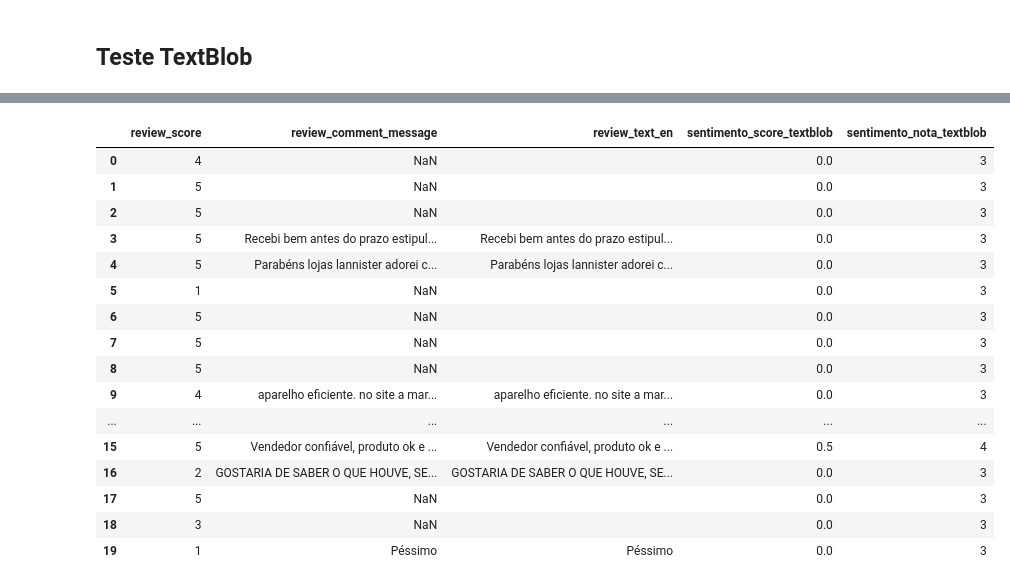
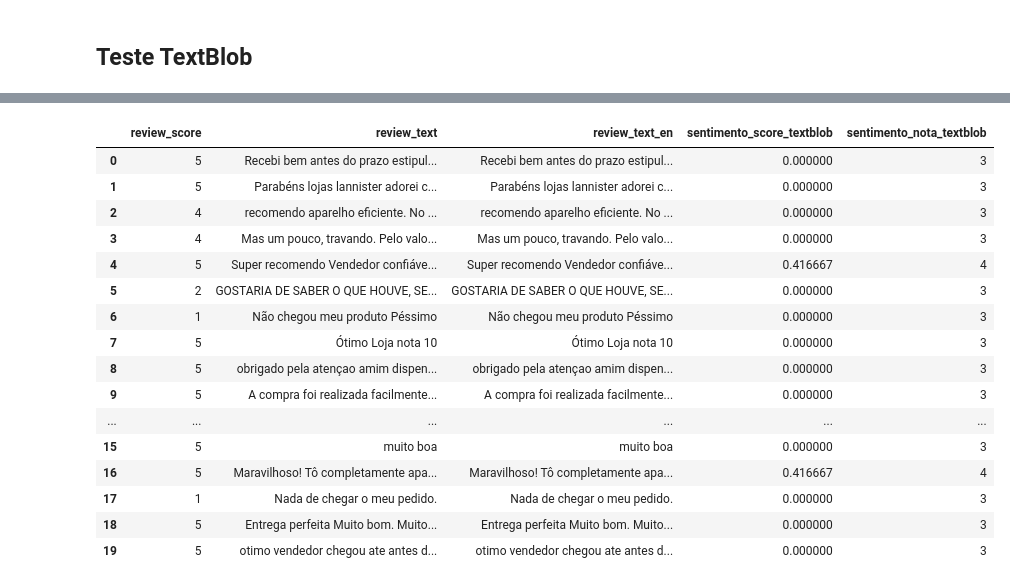
Before and after one commit to letsouzza/ProjetoIntegrador_Unisenai, a Jupyter notebook: ProjetoIntegrador.ipynb, the cells around one changed output, grey strips where cells are left out. Cells and saved outputs as stored; diff of their text form; code cells hidden in the pictures.

```diff
--- a/ProjetoIntegrador.ipynb
+++ b/ProjetoIntegrador.ipynb
@@ -622,14 +462,7 @@ df_avaliacoes_sentimento.head()
 # %% [markdown]
 ## Teste TextBlob
 # %%
-# Instalação da biblioteca
-!pip install textblob
-
-# Importações
-from textblob import TextBlob
-import pandas as pd
-
-# FUNÇÃO PARA CLASSIFICAR O SENTIMENTO
+# Função classificar sentimento por nota
 def classificar_sentimento_numerico(score):
     if score <= -0.6:
         return 1  # Muito Negativo
@@ -643,7 +476,7 @@ def classificar_sentimento_numerico(score):
         return 5  # Muito Positivo
 
 
-# FUNÇÃO DE TRADUÇÃO
+# Função de tradução dos comentários
 def traduzir_texto(texto):
     try:
         # TextBlob pode ter problemas com strings muito longas, então limito o tamanho
@@ -657,13 +490,12 @@ def traduzir_texto(texto):
         return str(texto)
 
 
-# FUNÇÃO PRINCIPAL DE ANÁLISE DE SENTIMENTO
+# Função de aplicação do textblob no dataframe de avaliações
 def aplicar_textblob_sentimento(df):
 
-    # Verifica se a coluna existe e usa 'review_comment_message' como fallback
     text_column = 'review_text'
     if text_column not in df.columns:
-        text_column = 'review_comment_message'
+        text_column = 'review_text'
 
     if text_column in df.columns:
         print(f"Analisando sentimentos dos comentários com TextBlob usando '{text_column}'...")
@@ -687,15 +519,15 @@ def aplicar_textblob_sentimento(df):
         print(f"Erro: nenhuma coluna de texto válida ('review_text' ou 'review_comment_message') encontrada para análise TextBlob.")
     return df
 
-# APLICAÇÃO NO DATAFRAME
-df_avaliacoes_sentimento = aplicar_textblob_sentimento(df_avaliacoes_sentimento)
+# Aplicação
+df_avaliacoes_limpo = aplicar_textblob_sentimento(df_avaliacoes_limpo)
 
-# VISUALIZAÇÃO DOS RESULTADOS
+# Visualização dos resultados
 display(
-    df_avaliacoes_sentimento[
+    df_avaliacoes_limpo[
         [
             'review_score',
-            'review_comment_message',
+            'review_text',
             'review_text_en',
             'sentimento_score_textblob',
             'sentimento_nota_textblob'
@@ -713,18 +539,18 @@ Analisando sentimentos dos comentários com TextBlob usando 'review_comment_mess
 Análise TextBlob concluída com sucesso!
-|  | review_score | review_comment_message | review_text_en | sentimento_score_textblob | sentimento_nota_textblob |
-| 0 | 4 | NaN |  | 0.0 | 3 |
-| 1 | 5 | NaN |  | 0.0 | 3 |
-| 2 | 5 | NaN |  | 0.0 | 3 |
-| 3 | 5 | Recebi bem antes do prazo estipul... | Recebi bem antes do prazo estipul... | 0.0 | 3 |
-| 4 | 5 | Parabéns lojas lannister adorei c... | Parabéns lojas lannister adorei c... | 0.0 | 3 |
-| 5 | 1 | NaN |  | 0.0 | 3 |
-| 6 | 5 | NaN |  | 0.0 | 3 |
-| 7 | 5 | NaN |  | 0.0 | 3 |
-| 8 | 5 | NaN |  | 0.0 | 3 |
-| 9 | 4 | aparelho eficiente. no site a mar... | aparelho eficiente. no site a mar... | 0.0 | 3 |
+|  | review_score | review_text | review_text_en | sentimento_score_textblob | sentimento_nota_textblob |
+| 0 | 5 | Recebi bem antes do prazo estipul... | Recebi bem antes do prazo estipul... | 0.000000 | 3 |
+| 1 | 5 | Parabéns lojas lannister adorei c... | Parabéns lojas lannister adorei c... | 0.000000 | 3 |
+| 2 | 4 | recomendo aparelho eficiente. No ... | recomendo aparelho eficiente. No ... | 0.000000 | 3 |
+| 3 | 4 | Mas um pouco, travando. Pelo valo... | Mas um pouco, travando. Pelo valo... | 0.000000 | 3 |
+| 4 | 5 | Super recomendo Vendedor confiáve... | Super recomendo Vendedor confiáve... | 0.416667 | 4 |
+| 5 | 2 | GOSTARIA DE SABER O QUE HOUVE, SE... | GOSTARIA DE SABER O QUE HOUVE, SE... | 0.000000 | 3 |
+| 6 | 1 | Não chegou meu produto Péssimo | Não chegou meu produto Péssimo | 0.000000 | 3 |
+| 7 | 5 | Ótimo Loja nota 10 | Ótimo Loja nota 10 | 0.000000 | 3 |
+| 8 | 5 | obrigado pela atençao amim dispen... | obrigado pela atençao amim dispen... | 0.000000 | 3 |
+| 9 | 5 | A compra foi realizada facilmente... | A compra foi realizada facilmente... | 0.000000 | 3 |
 | ... | ... | ... | ... | ... | ... |
-| 15 | 5 | Vendedor confiável, produto ok e ... | Vendedor confiável, produto ok e ... | 0.5 | 4 |
-| 16 | 2 | GOSTARIA DE SABER O QUE HOUVE, SE... | GOSTARIA DE SABER O QUE HOUVE, SE... | 0.0 | 3 |
-| 17 | 5 | NaN |  | 0.0 | 3 |
-| 18 | 3 | NaN |  | 0.0 | 3 |
-| 19 | 1 | Péssimo | Péssimo | 0.0 | 3 |
+| 15 | 5 | muito boa | muito boa | 0.000000 | 3 |
+| 16 | 5 | Maravilhoso! Tô completamente apa... | Maravilhoso! Tô completamente apa... | 0.416667 | 4 |
+| 17 | 1 | Nada de chegar o meu pedido. | Nada de chegar o meu pedido. | 0.000000 | 3 |
+| 18 | 5 | Entrega perfeita Muito bom. Muito... | Entrega perfeita Muito bom. Muito... | 0.000000 | 3 |
+| 19 | 5 | otimo vendedor chegou ate antes d... | otimo vendedor chegou ate antes d... | 0.000000 | 3 |
```
Also changed, not shown: parts of 44 cells of this notebook.
